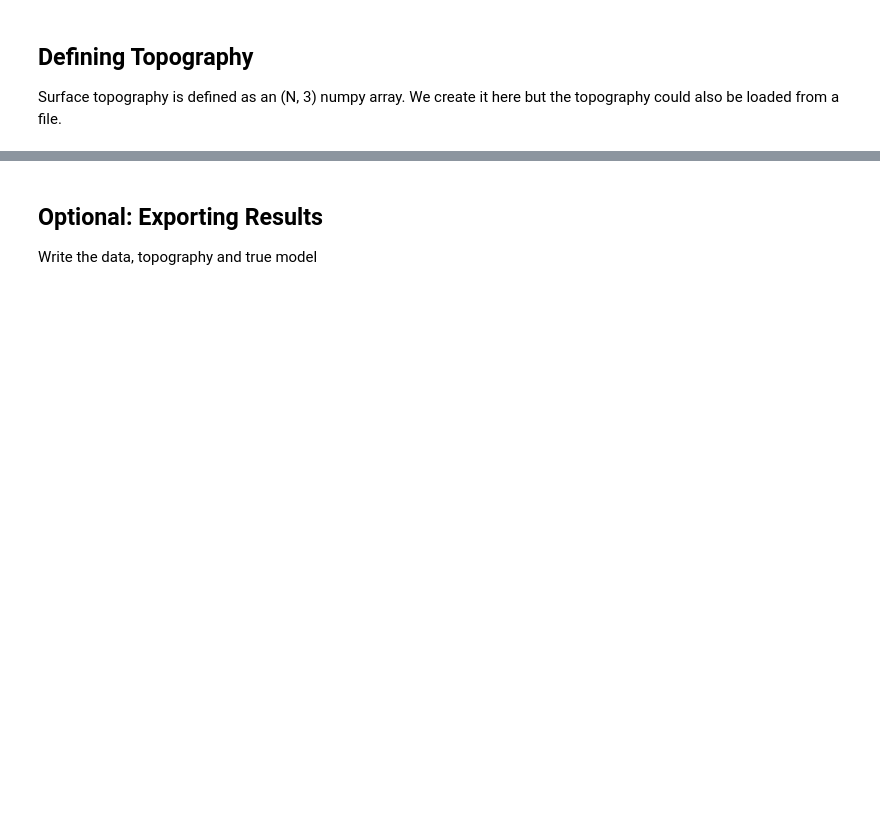
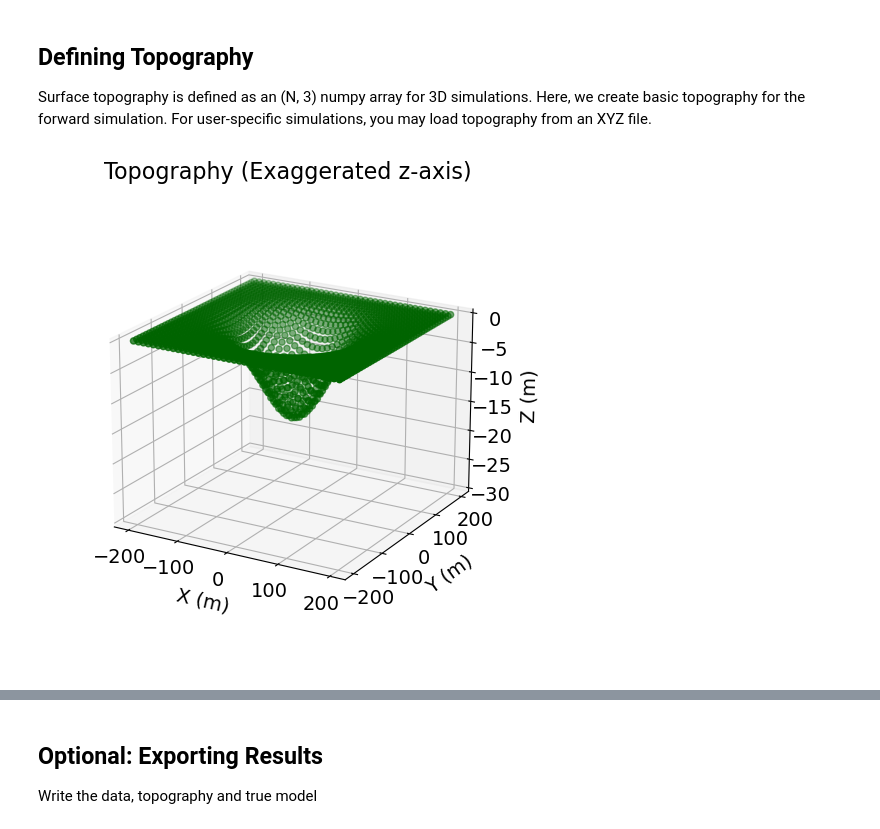
Before and after one commit to simpeg/user-tutorials, a Jupyter notebook: notebooks/03-gravity/plot_1a_gravity_anomaly.ipynb, the cells around one changed output, grey strips where cells are left out. Cells and saved outputs as stored; diff of their text form; code cells hidden in the pictures; blank space fills up the shorter version.

```diff
--- a/notebooks/03-gravity/plot_1a_gravity_anomaly.ipynb
+++ b/notebooks/03-gravity/plot_1a_gravity_anomaly.ipynb
@@ -43,13 +42,46 @@ save_output = False
+# %%
+# SimPEG functionality
+from SimPEG.potential_fields import gravity
+from SimPEG.utils import plot2Ddata, model_builder
+from SimPEG import maps
+
+# discretize functionality
+from discretize import TensorMesh
+from discretize.utils import mkvc, active_from_xyz
+
+# Common Python functionality
+import numpy as np
+from scipy.interpolate import LinearNDInterpolator
+import matplotlib as mpl
+mpl.rcParams.update({'font.size': 14})
+import matplotlib.pyplot as plt
+import os
+
+save_output = False  # Optional
 # %% [markdown]
 ## Defining Topography
 
-Surface topography is defined as an (N, 3) numpy array. We create it here but
-the topography could also be loaded from a file.
+Surface topography is defined as an (N, 3) numpy array for 3D simulations.
+Here, we create basic topography for the forward simulation.
+For user-specific simulations, you may load topography from an XYZ file.
 # %%
 [x_topo, y_topo] = np.meshgrid(np.linspace(-200, 200, 41), np.linspace(-200, 200, 41))
 z_topo = -15 * np.exp(-(x_topo**2 + y_topo**2) / 80**2)
 x_topo, y_topo, z_topo = mkvc(x_topo), mkvc(y_topo), mkvc(z_topo)
 topo_xyz = np.c_[x_topo, y_topo, z_topo]
+# %%
+fig = plt.figure(figsize=(6, 6))
+ax = fig.add_axes([0.1, 0.1, 0.8, 0.8], projection='3d')
+ax.set_zlim([-30, 0])
+ax.scatter3D(x_topo, y_topo, z_topo, c='darkgreen')
+ax.set_box_aspect(aspect=None, zoom=0.85)
+ax.set_xlabel('X (m)', labelpad=10)
+ax.set_ylabel('Y (m)', labelpad=10)
+ax.set_zlabel('Z (m)', labelpad=10)
+ax.set_title('Topography (Exaggerated z-axis)', fontsize=16, pad=-20)
+ax.view_init(elev=20.)
+# %% [output]
+[figure, added]
 # %% [markdown]
 ## Defining the Survey
 
```
Also changed, not shown: parts of 32 cells of this notebook, 12 other files.
